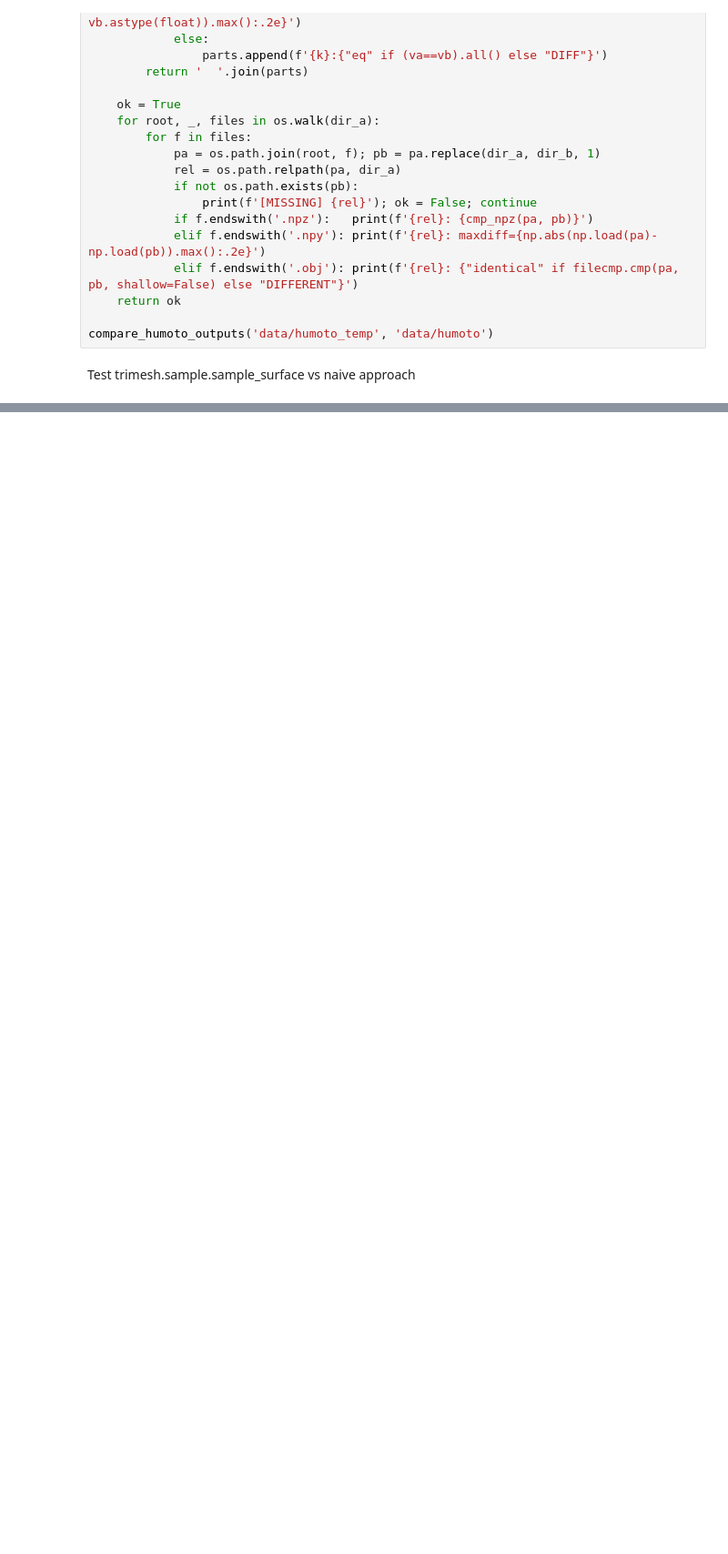
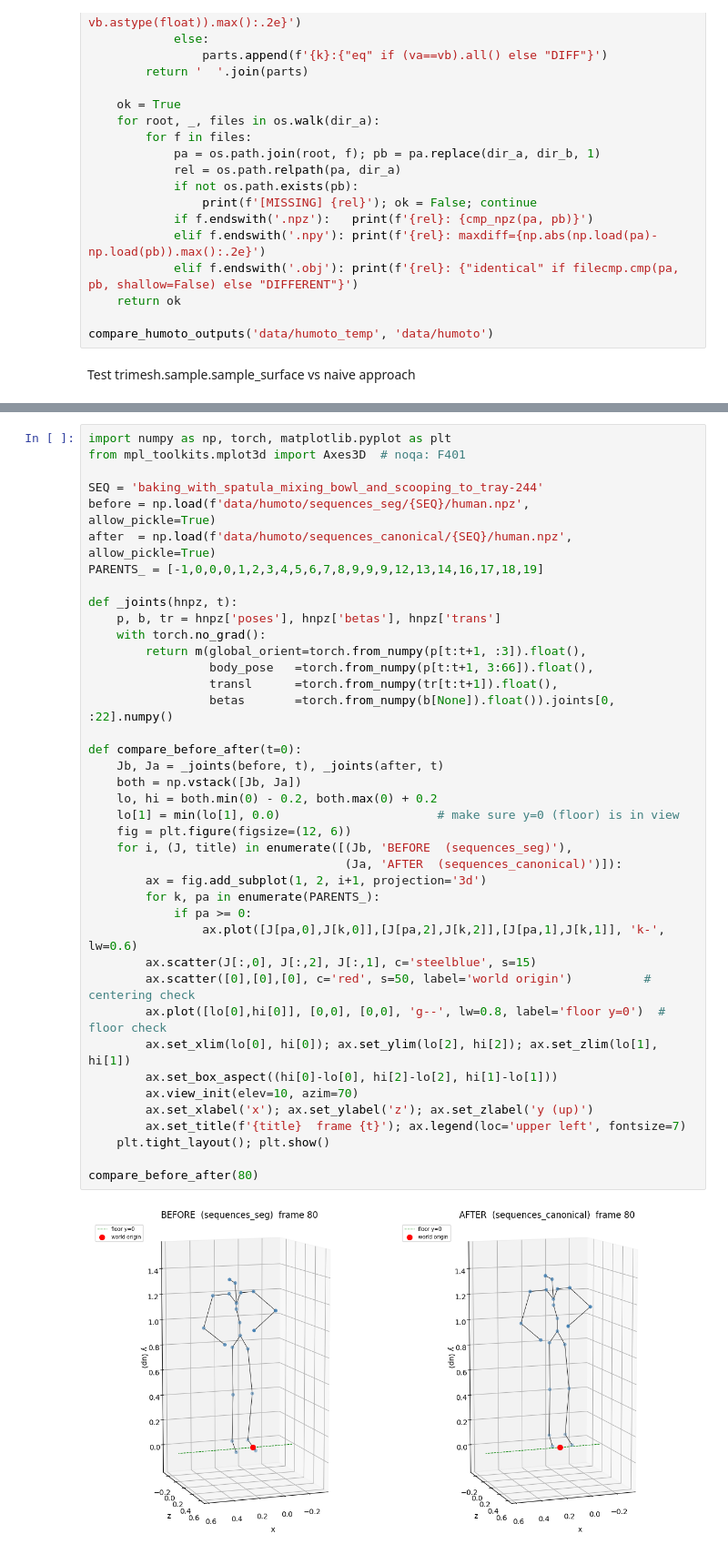
Before and after one commit to rew35860/InterAct, a Jupyter notebook: humoto_inspect.ipynb, the cells around one changed output, grey strips where cells are left out. Shown at 91% size. Saved outputs shown, nothing was run; the diff lists cells and outputs as text; blank space fills up the shorter version.

```diff
--- a/humoto_inspect.ipynb
+++ b/humoto_inspect.ipynb
@@ -260,0 +327,42 @@ naive vertex              max gap=  3.3cm (12.8% of 26cm diag)  mean gap=0.9cm
+# %%
+import numpy as np, torch, matplotlib.pyplot as plt
+from mpl_toolkits.mplot3d import Axes3D  # noqa: F401
+
+SEQ = 'baking_with_spatula_mixing_bowl_and_scooping_to_tray-244'
+before = np.load(f'data/humoto/sequences_seg/{SEQ}/human.npz',        allow_pickle=True)
+after  = np.load(f'data/humoto/sequences_canonical/{SEQ}/human.npz',  allow_pickle=True)
+PARENTS_ = [-1,0,0,0,1,2,3,4,5,6,7,8,9,9,9,12,13,14,16,17,18,19]
+
+def _joints(hnpz, t):
+    p, b, tr = hnpz['poses'], hnpz['betas'], hnpz['trans']
+    with torch.no_grad():
+        return m(global_orient=torch.from_numpy(p[t:t+1, :3]).float(),
+                 body_pose   =torch.from_numpy(p[t:t+1, 3:66]).float(),
+                 transl      =torch.from_numpy(tr[t:t+1]).float(),
+                 betas       =torch.from_numpy(b[None]).float()).joints[0, :22].numpy()
+
+def compare_before_after(t=0):
+    Jb, Ja = _joints(before, t), _joints(after, t)
+    both = np.vstack([Jb, Ja])
+    lo, hi = both.min(0) - 0.2, both.max(0) + 0.2
+    lo[1] = min(lo[1], 0.0)                      # make sure y=0 (floor) is in view
+    fig = plt.figure(figsize=(12, 6))
+    for i, (J, title) in enumerate([(Jb, 'BEFORE  (sequences_seg)'),
+                                    (Ja, 'AFTER  (sequences_canonical)')]):
+        ax = fig.add_subplot(1, 2, i+1, projection='3d')
+        for k, pa in enumerate(PARENTS_):
+            if pa >= 0:
+                ax.plot([J[pa,0],J[k,0]],[J[pa,2],J[k,2]],[J[pa,1],J[k,1]], 'k-', lw=0.6)
+        ax.scatter(J[:,0], J[:,2], J[:,1], c='steelblue', s=15)
+        ax.scatter([0],[0],[0], c='red', s=50, label='world origin')          # centering check
+        ax.plot([lo[0],hi[0]], [0,0], [0,0], 'g--', lw=0.8, label='floor y=0')  # floor check
+        ax.set_xlim(lo[0], hi[0]); ax.set_ylim(lo[2], hi[2]); ax.set_zlim(lo[1], hi[1])
+        ax.set_box_aspect((hi[0]-lo[0], hi[2]-lo[2], hi[1]-lo[1]))
+        ax.view_init(elev=10, azim=70)
+        ax.set_xlabel('x'); ax.set_ylabel('z'); ax.set_zlabel('y (up)')
+        ax.set_title(f'{title}  frame {t}'); ax.legend(loc='upper left', fontsize=7)
+    plt.tight_layout(); plt.show()
+
+compare_before_after(80)
+# %% [output]
+[figure, added]
```
Also changed, not shown: parts of 8 cells of this notebook, 1 other file.
